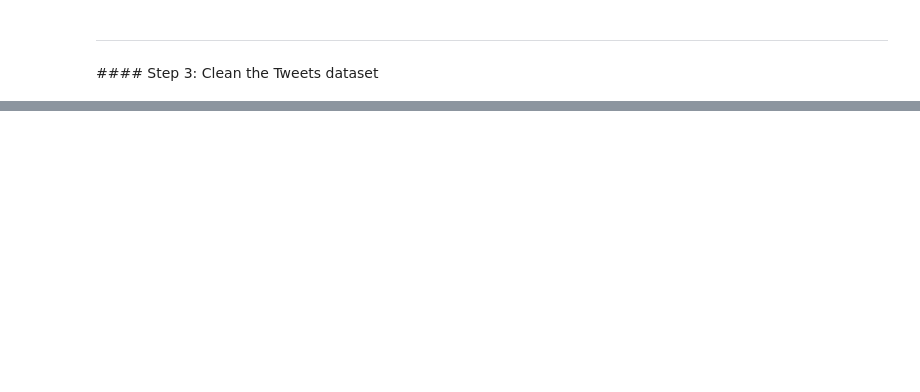
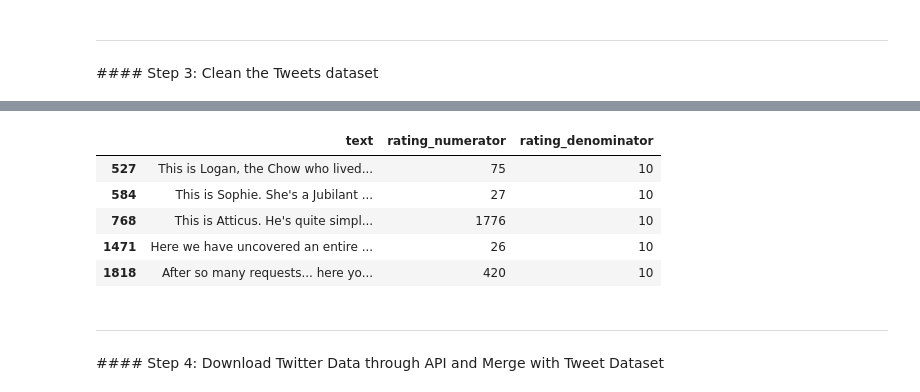
Before and after one commit to timothyshort/data_analysis, a Jupyter notebook: 06_datawrangling/twitter-case-study/wrangle_act.ipynb, the cells around one changed output, grey strips where cells are left out. Cells and saved outputs as stored; diff of their text form; code cells hidden in the pictures; blank space fills up the shorter version.

```diff
--- a/06_datawrangling/twitter-case-study/wrangle_act.ipynb
+++ b/06_datawrangling/twitter-case-study/wrangle_act.ipynb
@@ -187,0 +173,28 @@ df_tweets_copy[df_tweets_copy['expanded_urls'].isnull()]
+# %%
+#manually update errors - based on denominator
+df_tweets_copy.set_value(851, 'rating_numerator', 9);
+df_tweets_copy.set_value(946, 'rating_numerator', 13);
+df_tweets_copy.set_value(1423, 'rating_numerator', 10);
+df_tweets_copy.set_value(2073, 'rating_numerator', 9);
+df_tweets_copy.set_value([851, 946, 1423, 2073], 'rating_denominator', 10);
+
+df_tweets_copy.drop(402, inplace=True)
+df_tweets_copy.reset_index()
+
+#update ratings for photos of multiple dogs - look for deniminators greater than 10 in multiples of 10
+for row in df_tweets_copy[df_tweets_copy['rating_denominator'] != 10][['text', 'rating_numerator', 'rating_denominator']].itertuples():
+    divisor = row.rating_denominator / 10
+    new_rating = row.rating_numerator / divisor
+    index = row[0]
+    df_tweets_copy.set_value(index, 'rating_numerator', new_rating)
+    df_tweets_copy.set_value(index, 'rating_denominator', 10)
+# %%
+#look for large denominators - greater than 15
+df_tweets_copy[df_tweets_copy['rating_numerator'] > 15][['text', 'rating_numerator', 'rating_denominator']]
+# %% [output]
+|  | text | rating_numerator | rating_denominator |
+| 527 | This is Logan, the Chow who lived... | 75 | 10 |
+| 584 | This is Sophie. She's a Jubilant ... | 27 | 10 |
+| 768 | This is Atticus. He's quite simpl... | 1776 | 10 |
+| 1471 | Here we have uncovered an entire ... | 26 | 10 |
+| 1818 | After so many requests... here yo... | 420 | 10 |
@@ -187,0 +211,3 @@ df_tweets_copy[df_tweets_copy['expanded_urls'].isnull()]
+# %% [markdown]
+<hr>
+#### Step 4: Download Twitter Data through API and Merge with Tweet Dataset
```
Also changed, not shown: parts of 19 cells of this notebook, 1 other file.
